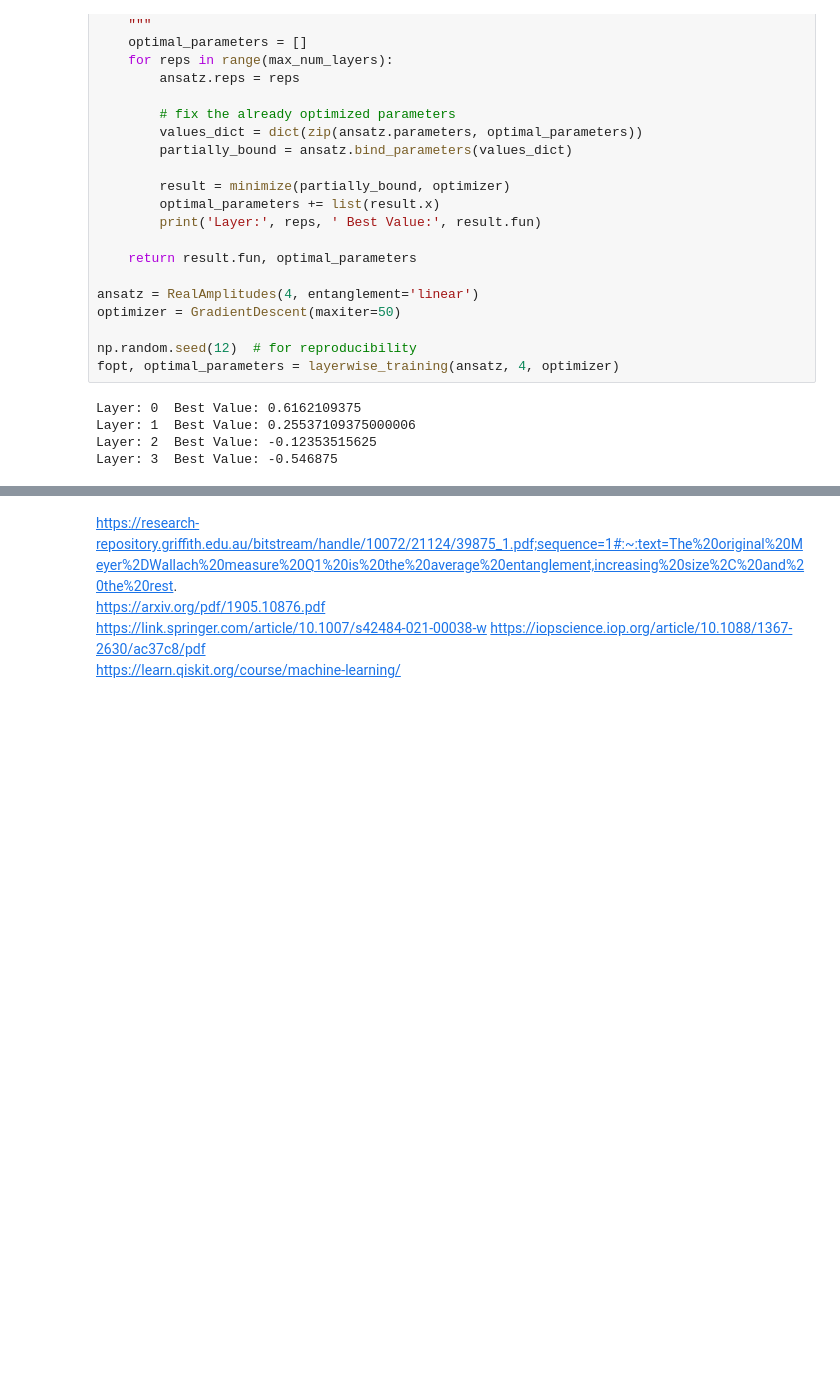
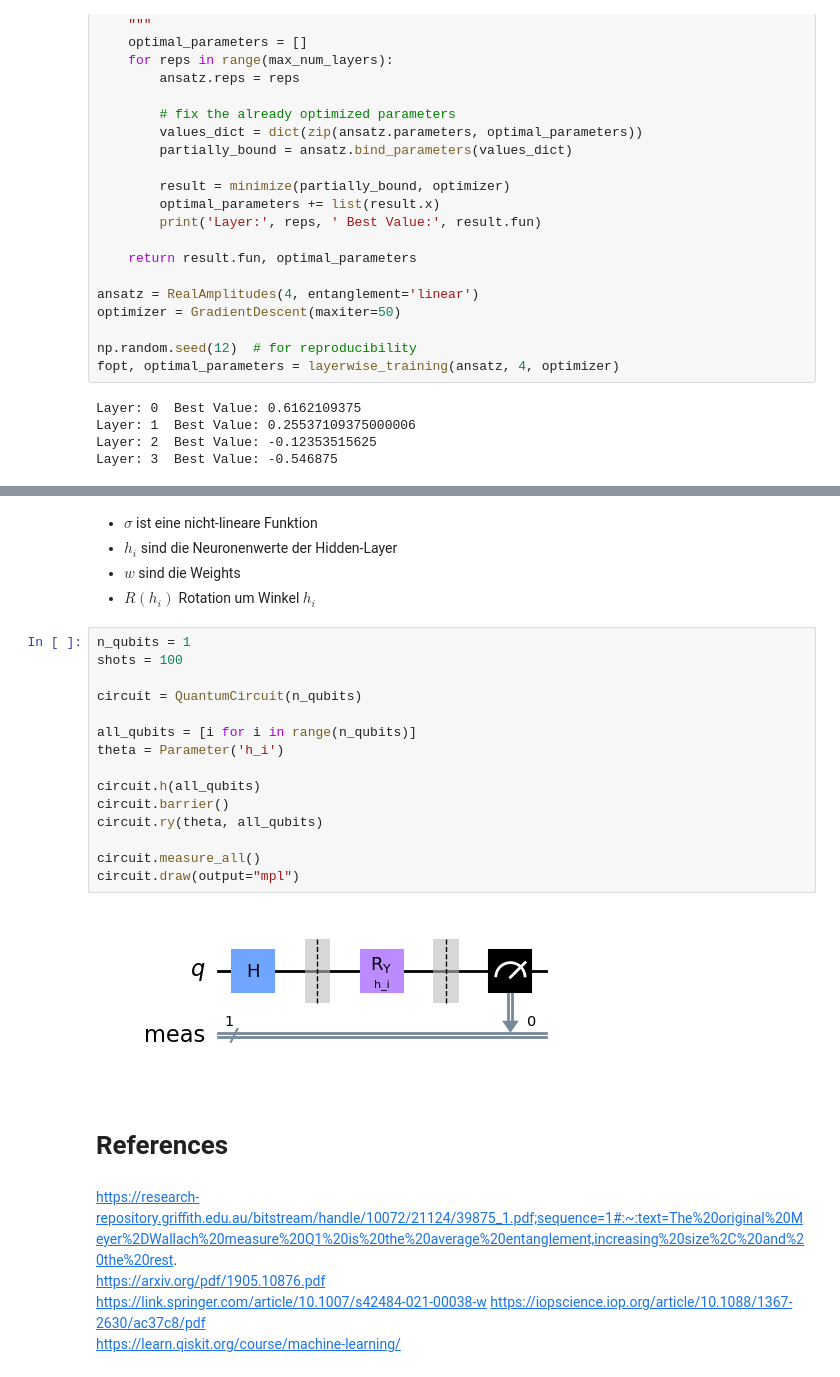
Before and after one commit to jannikobenhoff/quantum_machine_learning, a Jupyter notebook: Presentation.ipynb, the cells around one changed output, grey strips where cells are left out. Saved outputs shown, nothing was run; the diff lists cells and outputs as text; blank space fills up the shorter version.

```diff
--- a/Presentation.ipynb
+++ b/Presentation.ipynb
@@ -1016,3 +1032,27 @@ Layer: 3  Best Value: -0.546875
+# %% [markdown]
+- $\sigma$ ist eine nicht-lineare Funktion
+- $h_i$ sind die Neuronenwerte der Hidden-Layer
+- $w$ sind die Weights
+- $R(h_i)$ Rotation um Winkel $h_i$
+# %%
+n_qubits = 1
+shots = 100
+
+circuit = QuantumCircuit(n_qubits)
+
+all_qubits = [i for i in range(n_qubits)]
+theta = Parameter('h_i')
+
+circuit.h(all_qubits)
+circuit.barrier()
+circuit.ry(theta, all_qubits)
+
+circuit.measure_all()
+circuit.draw(output="mpl")
+# %% [output]
+[figure, added]
+# %% [markdown]
+# References
 # %% [markdown]
 https://research-repository.griffith.edu.au/bitstream/handle/10072/21124/39875_1.pdf;sequence=1#:~:text=The%20original%20Meyer%2DWallach%20measure%20Q1%20is%20the%20average%20entanglement,increasing%20size%2C%20and%20the%20rest.
 <br>
```
Also changed, not shown: parts of 11 cells of this notebook, 5 other files.
